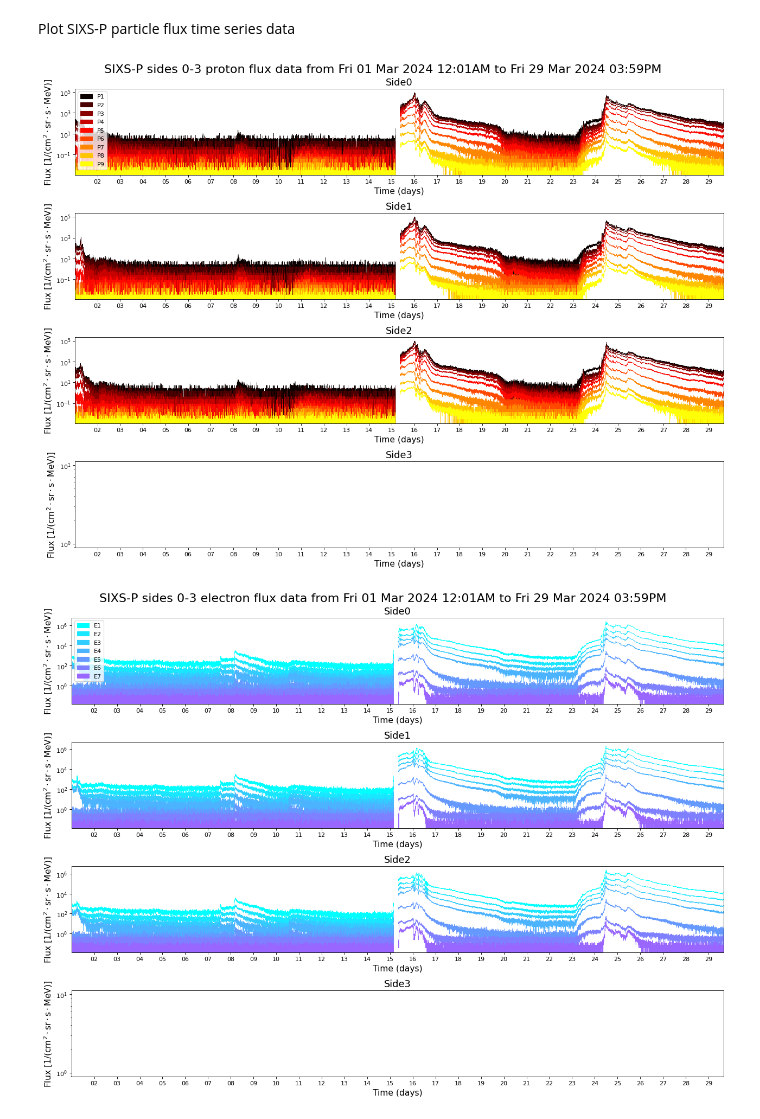
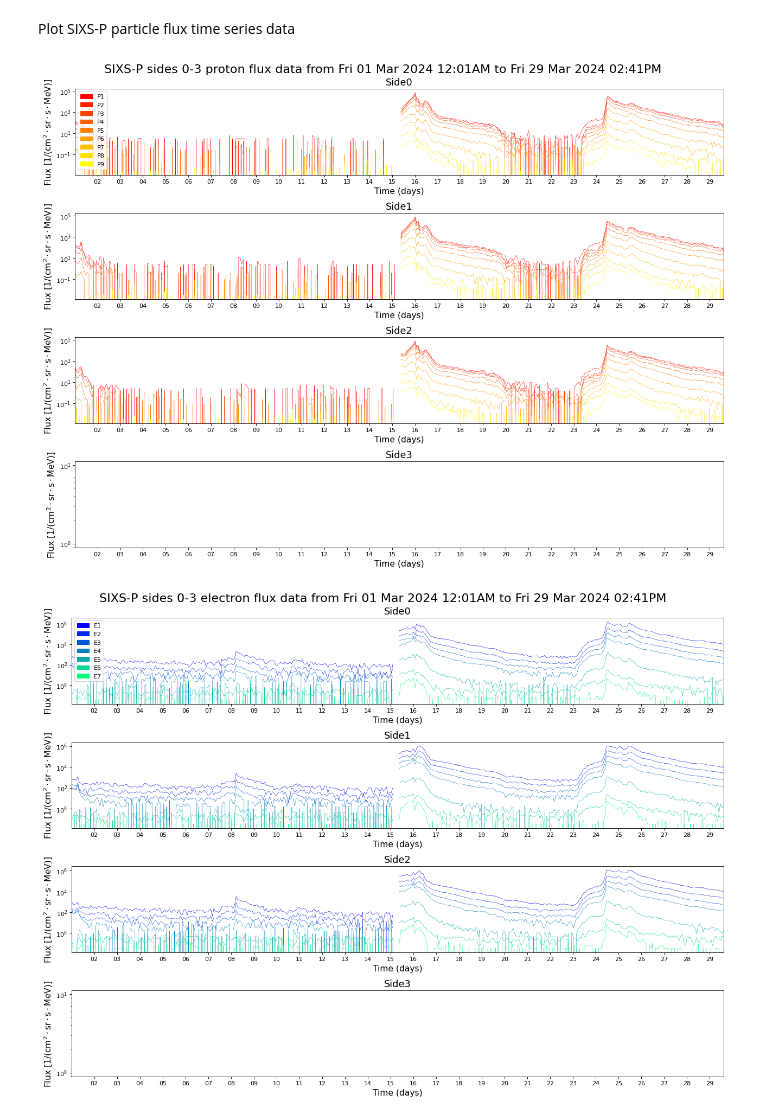
Before and after one commit to ojsant/BC_plot, a Jupyter notebook: bc_plots.ipynb, the cells around one changed output. Drawn from its saved outputs; the diff is of its cells as text; code cells hidden in the pictures.

Commit message:
tweaked sampling rate and colormaps

```diff
--- a/bc_plots.ipynb
+++ b/bc_plots.ipynb
@@ -8,7 +8,7 @@ from itertools import product
 %matplotlib inline
 # %%
 df = pd.read_csv("six_der_sc_202403_l3_data.csv")
-
+df = df.iloc[::50,:]    # sampling factor, tweak resolution here
 dates = pd.to_datetime(df["TimeUTC"], format="ISO8601")
 time_start = dates.iloc[0]
 time_end = dates.iloc[-1]
@@ -29,35 +29,35 @@ channels = np.array(channels).reshape((len(sides), len(channel_range)))
 fig, axs = plt.subplots(len(sides), 1, figsize=(16, 12), dpi=80, sharex=True)
 fig.suptitle(f"SIXS-P sides 0-3 proton flux data from {time_start_s} to {time_end_s}", fontsize=20)
 
 # colormapping
-colors = plt.cm.hot(np.linspace(0,0.75,len(channel_range)))
+colors = plt.cm.autumn(np.linspace(0,1,len(channel_range)))
 
 # date ticks
 day_locator = DayLocator(interval=1)
 date_formatter = DateFormatter("%d")
 axs[0].xaxis.set_major_locator(day_locator)
 axs[0].xaxis.set_major_formatter(date_formatter)
 
 # plotting loop
 for i in sides:
     for j in range(len(channel_range)):
         axs[i].plot(dates, df[channels[i, j]], label=f"P{j+1}", color=colors[j], lw=0.5)
     axs[i].set_title(f"Side{i}", fontsize=16)
     axs[i].set_xlabel("Time (days)", fontsize=14)
     axs[i].set_ylabel(r"Flux $\mathrm{[1/(cm^2 \cdot sr\cdot s \cdot MeV)]}$", fontsize=14)
     axs[i].semilogy()
     axs[i].tick_params("x", labelbottom=True)
 
 plt.xlim((time_start, time_end))
 
 # create proxy artists with same colormap for clearer legend handle
 handles = [Patch(color=c, label=f"P{p}") for c, p in zip(colors, channel_range)]
 axs[0].legend(handles=handles)
 
 plt.tight_layout()
 plt.show()
 # %% [output]
-[figure, old version]
+[figure, new version]
 # %%
 # electron channels range from 1 to 7
 channel_range = range(1, 8)
@@ -70,7 +70,7 @@ fig, axs = plt.subplots(len(sides), 1, figsize=(16, 12), dpi=80, sharex=True)
 fig.suptitle(f"SIXS-P sides 0-3 electron flux data from {time_start_s} to {time_end_s}", fontsize=20)
 
 # colormapping
-colors = plt.cm.cool(np.linspace(0,0.6,len(channel_range)))
+colors = plt.cm.winter(np.linspace(0,1,len(channel_range)))
 
 # date ticks
 axs[0].xaxis.set_major_locator(day_locator)
@@ -95,4 +95,4 @@ axs[0].legend(handles=handles)
 plt.tight_layout()
 plt.show()
 # %% [output]
-[figure, old version]
+[figure, new version]
```
